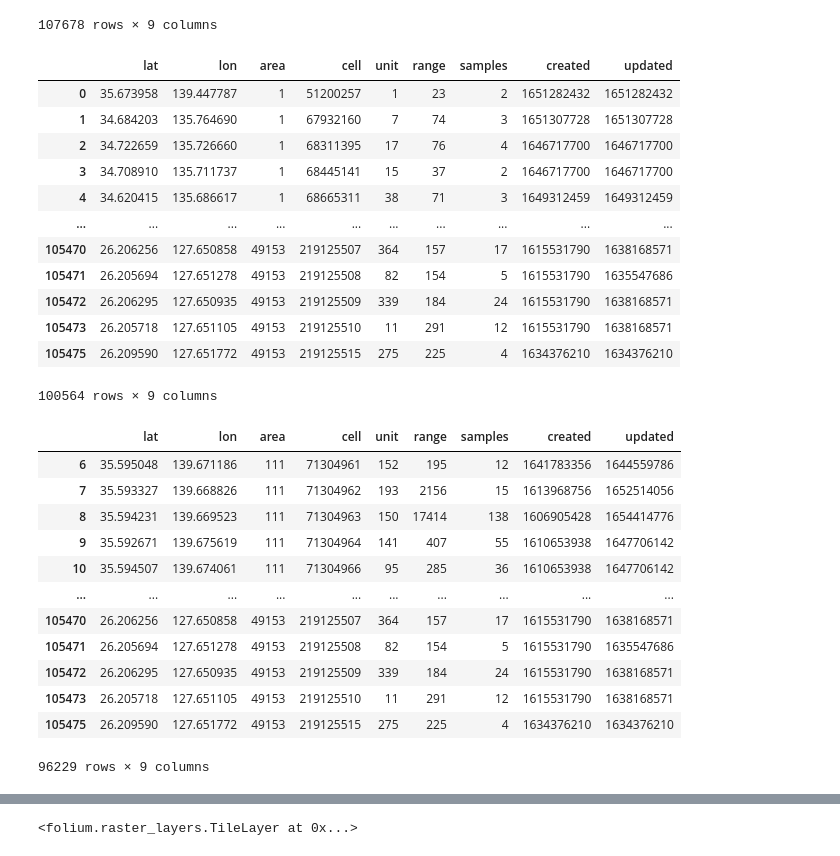
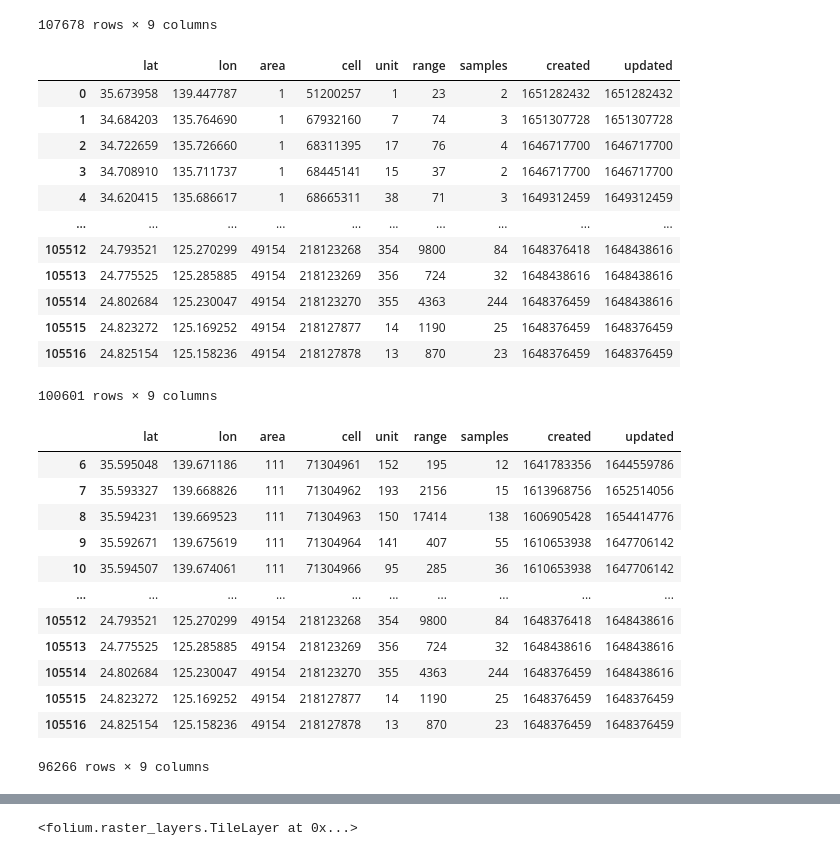
Before and after one commit to denpayanara/TAC-Rakuten, a Jupyter notebook: mesh2.ipynb, the cells around one changed output, grey strips where cells are left out. Saved outputs shown, nothing was run; the diff lists cells and outputs as text; code cells hidden in the pictures.

```diff
--- a/mesh2.ipynb
+++ b/mesh2.ipynb
@@ -40,26 +40,26 @@ df_MLS_1
 # %%
 # ECI(cell)範囲指定
 # https://mls.js2hgw.com/wiki/?用語集#a19d1c53
 
 # PCI(unit)範囲指定しマクロセルを抽出
 # https://mls.js2hgw.com/wiki/?用語集#k2c8cab6
 
-df_MLS_2 = df_MLS_1.query('(226492172 >= cell >= 4194305) & (389 >= unit >= 0) & (area < 49154)').copy()
+df_MLS_2 = df_MLS_1.query('(226492172 >= cell >= 4194305) & (389 >= unit >= 0) & (area <= 49154)').copy()
 df_MLS_2
 # %% [output]
 |  | lat | lon | area | cell | unit | range | samples | created | updated |
 | 0 | 35.673958 | 139.447787 | 1 | 51200257 | 1 | 23 | 2 | 1651282432 | 1651282432 |
 | 1 | 34.684203 | 135.764690 | 1 | 67932160 | 7 | 74 | 3 | 1651307728 | 1651307728 |
 | 2 | 34.722659 | 135.726660 | 1 | 68311395 | 17 | 76 | 4 | 1646717700 | 1646717700 |
 | 3 | 34.708910 | 135.711737 | 1 | 68445141 | 15 | 37 | 2 | 1646717700 | 1646717700 |
 | 4 | 34.620415 | 135.686617 | 1 | 68665311 | 38 | 71 | 3 | 1649312459 | 1649312459 |
 | ... | ... | ... | ... | ... | ... | ... | ... | ... | ... |
-| 105470 | 26.206256 | 127.650858 | 49153 | 219125507 | 364 | 157 | 17 | 1615531790 | 1638168571 |
-| 105471 | 26.205694 | 127.651278 | 49153 | 219125508 | 82 | 154 | 5 | 1615531790 | 1635547686 |
-| 105472 | 26.206295 | 127.650935 | 49153 | 219125509 | 339 | 184 | 24 | 1615531790 | 1638168571 |
-| 105473 | 26.205718 | 127.651105 | 49153 | 219125510 | 11 | 291 | 12 | 1615531790 | 1638168571 |
-| 105475 | 26.209590 | 127.651772 | 49153 | 219125515 | 275 | 225 | 4 | 1634376210 | 1634376210 |
+| 105512 | 24.793521 | 125.270299 | 49154 | 218123268 | 354 | 9800 | 84 | 1648376418 | 1648438616 |
+| 105513 | 24.775525 | 125.285885 | 49154 | 218123269 | 356 | 724 | 32 | 1648438616 | 1648438616 |
+| 105514 | 24.802684 | 125.230047 | 49154 | 218123270 | 355 | 4363 | 244 | 1648376459 | 1648438616 |
+| 105515 | 24.823272 | 125.169252 | 49154 | 218127877 | 14 | 1190 | 25 | 1648376459 | 1648376459 |
+| 105516 | 24.825154 | 125.158236 | 49154 | 218127878 | 13 | 870 | 23 | 1648376459 | 1648376459 |
-100564 rows × 9 columns
+100601 rows × 9 columns
 # %%
 # 特殊TAC と 都道府県別TAC のみを抽出(移動局・Casaは除く)
 df_MLS_3 = df_MLS_2.query('area == [111, 112, 113, 114, 211, 212, 213, 214, 311, 312, 313, 314, 1025, 1026, 1027, 1028, 1029, 2049, 2050, 3073, 3074, 4097, 4098, 5121, 5122, 6145, 6146, 7169, 7170, 7171, 8193, 8194, 8195, 8196, 9217, 9218, 10241, 10242, 11265, 11266, 11267, 11268, 12289, 12290, 12291, 12292, 13313, 13314, 13315, 13316, 15361, 15362, 15363, 15364, 15365, 15366, 16385, 16386, 16387, 17409, 18433, 19457, 20481, 21505, 21506, 21507, 22529, 22530, 22531, 23553, 23554, 23555, 23556, 24577, 24578, 24579, 24580, 25511, 25512, 25513, 25514, 25601, 25602, 26625, 26626, 27649, 27650, 28673, 28674, 28675, 29697, 29698, 29699, 29700, 30721, 30722, 31745, 31746, 32769, 33411, 33793, 33794, 34817, 34818, 34819, 35841, 35842, 35843, 36865, 36866, 37889, 38913, 39937, 39938, 40961, 40962, 41985, 41986, 41987, 41988, 41989, 41990, 43009, 43010, 44033, 44034, 45057, 45058, 45059, 46081, 46082, 47105, 47106, 48129, 48130, 49153, 49154]')
@@ -72,12 +72,12 @@ df_MLS_3
 | 9 | 35.592671 | 139.675619 | 111 | 71304964 | 141 | 407 | 55 | 1610653938 | 1647706142 |
 | 10 | 35.594507 | 139.674061 | 111 | 71304966 | 95 | 285 | 36 | 1610653938 | 1647706142 |
 | ... | ... | ... | ... | ... | ... | ... | ... | ... | ... |
-| 105470 | 26.206256 | 127.650858 | 49153 | 219125507 | 364 | 157 | 17 | 1615531790 | 1638168571 |
-| 105471 | 26.205694 | 127.651278 | 49153 | 219125508 | 82 | 154 | 5 | 1615531790 | 1635547686 |
-| 105472 | 26.206295 | 127.650935 | 49153 | 219125509 | 339 | 184 | 24 | 1615531790 | 1638168571 |
-| 105473 | 26.205718 | 127.651105 | 49153 | 219125510 | 11 | 291 | 12 | 1615531790 | 1638168571 |
-| 105475 | 26.209590 | 127.651772 | 49153 | 219125515 | 275 | 225 | 4 | 1634376210 | 1634376210 |
+| 105512 | 24.793521 | 125.270299 | 49154 | 218123268 | 354 | 9800 | 84 | 1648376418 | 1648438616 |
+| 105513 | 24.775525 | 125.285885 | 49154 | 218123269 | 356 | 724 | 32 | 1648438616 | 1648438616 |
+| 105514 | 24.802684 | 125.230047 | 49154 | 218123270 | 355 | 4363 | 244 | 1648376459 | 1648438616 |
+| 105515 | 24.823272 | 125.169252 | 49154 | 218127877 | 14 | 1190 | 25 | 1648376459 | 1648376459 |
+| 105516 | 24.825154 | 125.158236 | 49154 | 218127878 | 13 | 870 | 23 | 1648376459 | 1648376459 |
-96229 rows × 9 columns
+96266 rows × 9 columns
 # %%
 # 緯度経度をgeometryに変換
 gdf_MLS = gpd.GeoDataFrame(df_MLS_3, geometry = gpd.points_from_xy(df_MLS_3.lon, df_MLS_3.lat), crs="EPSG:4326")
```
Also changed, not shown: parts of 4 cells of this notebook.
